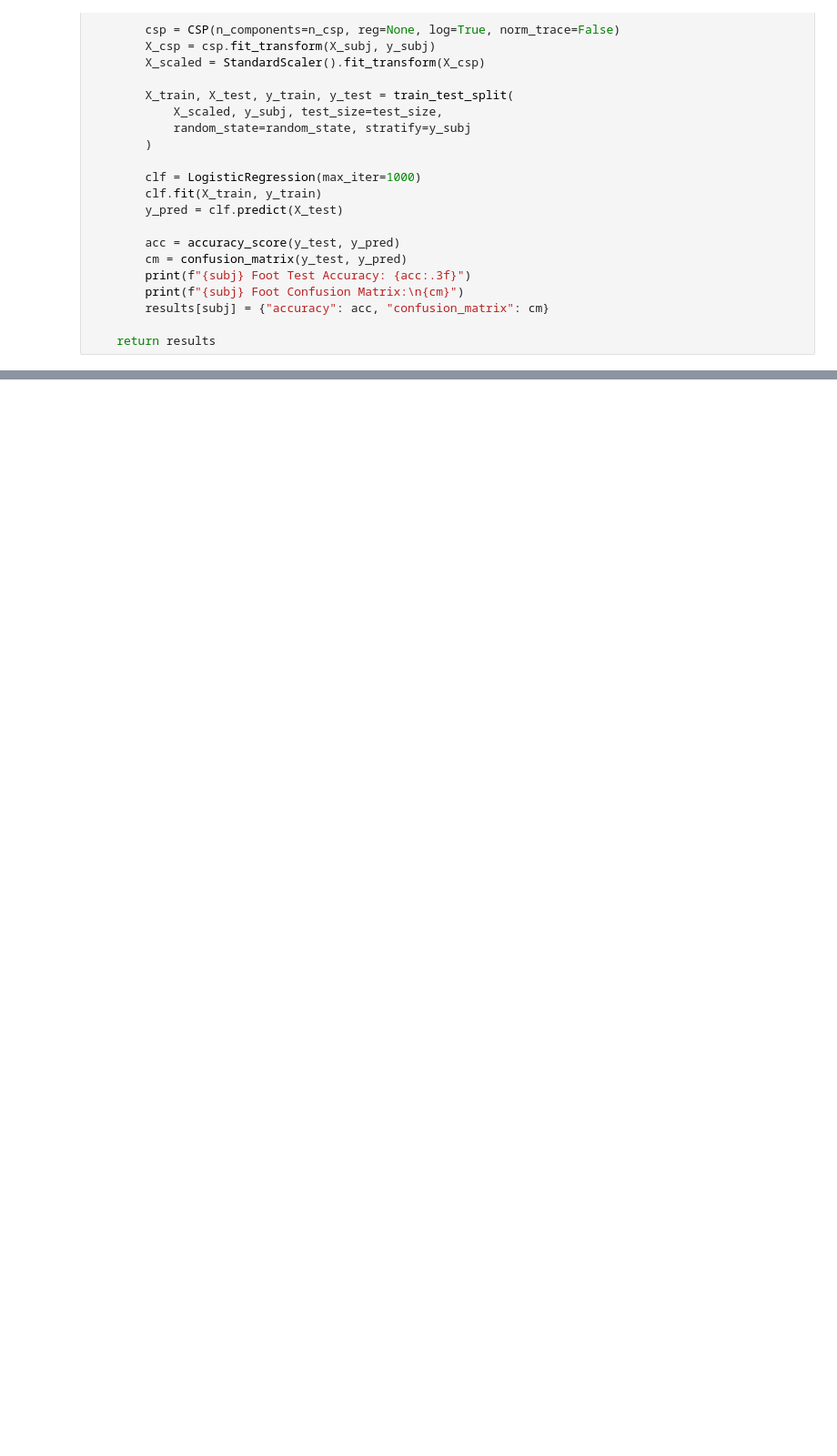
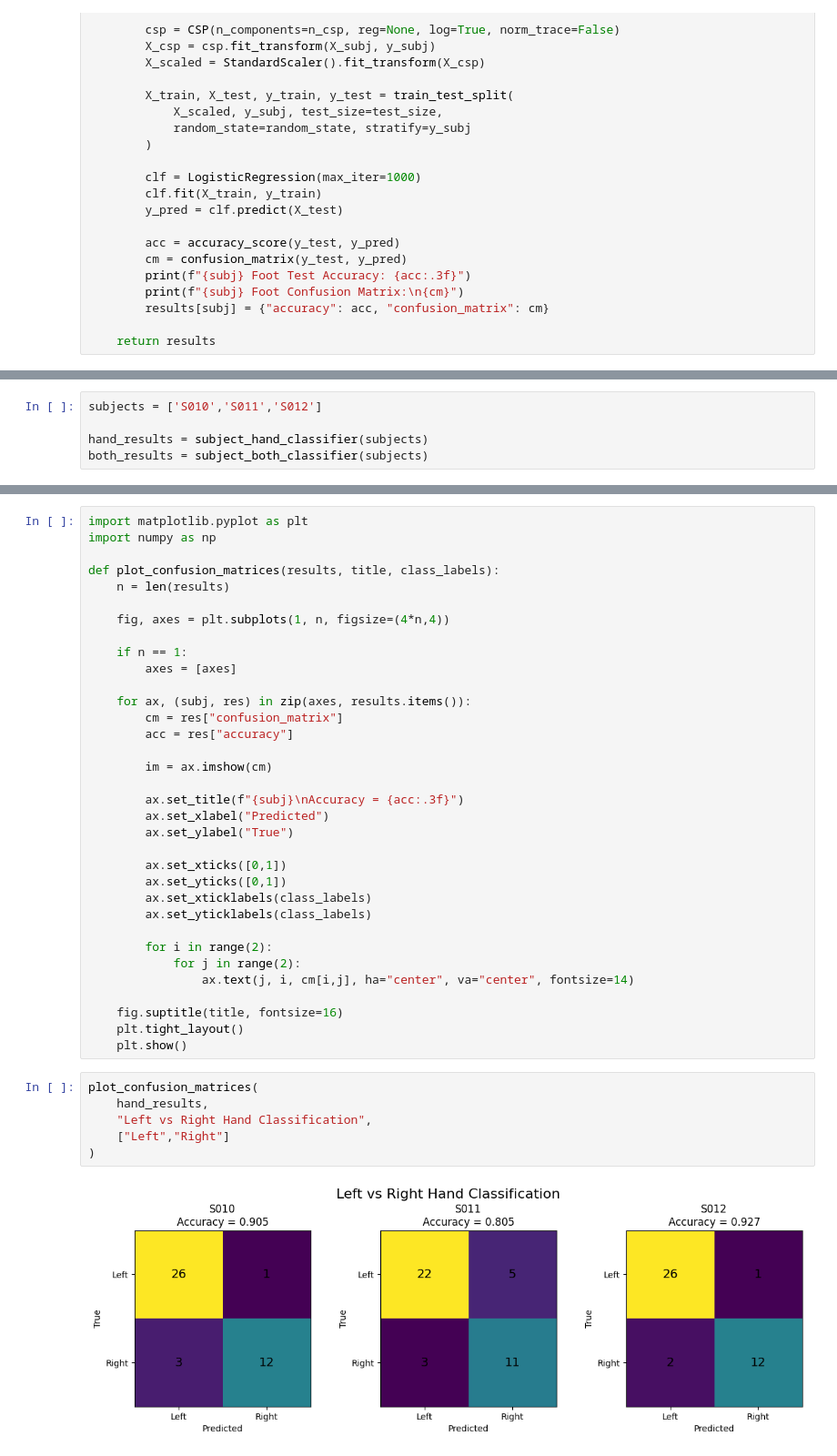
Before and after one commit to KeanuVentura/MotorClassifier, a Jupyter notebook: models.ipynb, the cells around one changed output, grey strips where cells are left out. Shown at 91% size. Drawn from its saved outputs; the diff is of its cells as text; blank space fills up the shorter version.

Commit message:
new subjects plus confusion matrices

```diff
--- a/models.ipynb
+++ b/models.ipynb
@@ -130,0 +131,5 @@ S010 Foot Confusion Matrix:
+# %%
+subjects = ['S010','S011','S012']
+
+hand_results = subject_hand_classifier(subjects)
+both_results = subject_both_classifier(subjects)
@@ -130,0 +154,42 @@ S010 Foot Confusion Matrix:
+# %%
+import matplotlib.pyplot as plt
+import numpy as np
+
+def plot_confusion_matrices(results, title, class_labels):
+    n = len(results)
+
+    fig, axes = plt.subplots(1, n, figsize=(4*n,4))
+
+    if n == 1:
+        axes = [axes]
+
+    for ax, (subj, res) in zip(axes, results.items()):
+        cm = res["confusion_matrix"]
+        acc = res["accuracy"]
+
+        im = ax.imshow(cm)
+
+        ax.set_title(f"{subj}\nAccuracy = {acc:.3f}")
+        ax.set_xlabel("Predicted")
+        ax.set_ylabel("True")
+
+        ax.set_xticks([0,1])
+        ax.set_yticks([0,1])
+        ax.set_xticklabels(class_labels)
+        ax.set_yticklabels(class_labels)
+
+        for i in range(2):
+            for j in range(2):
+                ax.text(j, i, cm[i,j], ha="center", va="center", fontsize=14)
+
+    fig.suptitle(title, fontsize=16)
+    plt.tight_layout()
+    plt.show()
+# %%
+plot_confusion_matrices(
+    hand_results,
+    "Left vs Right Hand Classification",
+    ["Left","Right"]
+)
+# %% [output]
+[figure, added]
```
Also changed, not shown: parts of 3 cells of this notebook, 56 other files.
